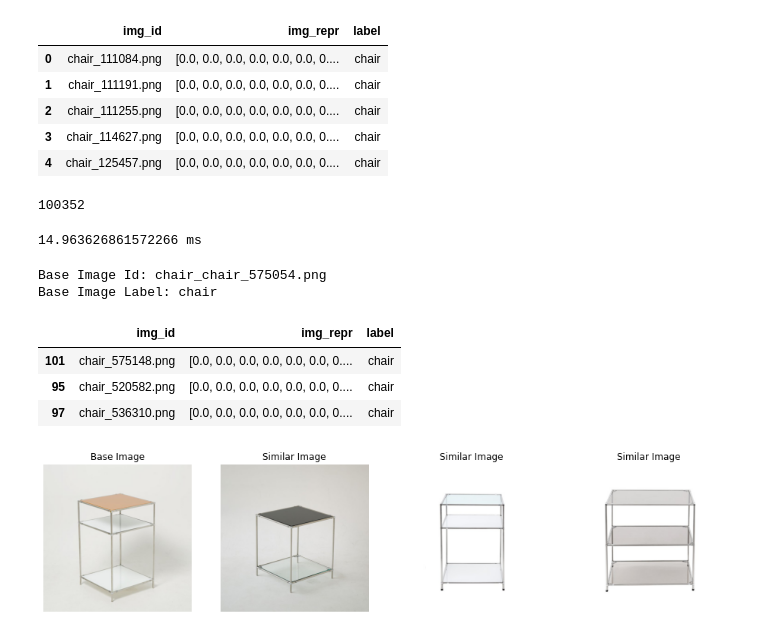
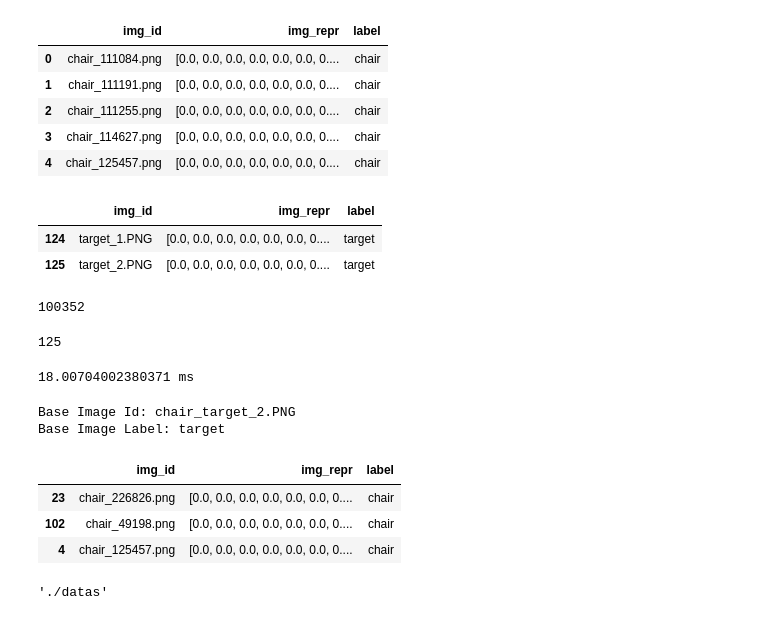
Before and after one commit to dss-15th/deeplearning-repo-2, a Jupyter notebook: workspace_yena/using_annoy.ipynb, the cells around one changed output. Drawn from its saved outputs; the diff is of its cells as text; code cells hidden in the pictures.

Commit message:
apply to test image using ANNOY

```diff
--- a/workspace_yena/using_annoy.ipynb
+++ b/workspace_yena/using_annoy.ipynb
@@ -56,5 +55,5 @@ pickle.dump(filenames, open('./filenames-caltech101.pickle','wb'))
 # %%
 #Getting filenames and features from pickle files
-filenames = pickle.load(open('./filenames-caltech101.pickle', 'rb'))
-feature_list = pickle.load(open('./features-caltech101-resnet.pickle', 'rb'))
+filenames = pickle.load(open('./filenames-ohou.pickle', 'rb'))
+feature_list = pickle.load(open('./features-ohou-resnet.pickle', 'rb'))
 # %%
@@ -73,7 +73,7 @@ file_names = []
 labels = []
 for files in train_generator.filenames:
     file = files.split('\\')[1]
-    label = files.split('_')[0]
+    label = files.split('\\')[0]
     file_names.append(file)
     labels.append(label)
 # %%
@@ -87,6 +87,13 @@ df.head()
 | 2 | chair_111255.png | [0.0, 0.0, 0.0, 0.0, 0.0, 0.0, 0.... | chair |
 | 3 | chair_114627.png | [0.0, 0.0, 0.0, 0.0, 0.0, 0.0, 0.... | chair |
 | 4 | chair_125457.png | [0.0, 0.0, 0.0, 0.0, 0.0, 0.0, 0.... | chair |
+# %%
+# 비교 대상의 이미지는 target 라벨
+df[df['label']=='target']
+# %% [output]
+|  | img_id | img_repr | label |
+| 124 | target_1.PNG | [0.0, 0.0, 0.0, 0.0, 0.0, 0.0, 0.... | target |
+| 125 | target_2.PNG | [0.0, 0.0, 0.0, 0.0, 0.0, 0.0, 0.... | target |
 # %%
 len(df['img_repr'][0])
 # %% [output]
@@ -114,26 +120,32 @@ def get_similar_images_annoy(img_index):
     # Now we want to get the 5 elements sorted by its euclidean distance relative to the image indexed item
     print(f'{(end - start) * 1000} ms')
     return base_img_id, base_label, df.iloc[similar_img_ids[1:]]
+# %%
+# 타켓 이미지 중 첫번째를 가져옴
+target_index = df[df['label']=='target'].index[0]
+target_index
+# %% [output]
+125
 # %%
 #Querying the AnnoyIndex
-base_image, base_label, similar_images_df = get_similar_images_annoy(100)
+base_image, base_label, similar_images_df = get_similar_images_annoy(target_index)
 # %% [output]
-14.963626861572266 ms
+18.00704002380371 ms
 # %%
 
 print('Base Image Id:', 'chair_' +base_image)
 print('Base Image Label:', base_label)
 # %% [output]
-Base Image Id: chair_chair_575054.png
-Base Image Label: chair
+Base Image Id: chair_target_2.PNG
+Base Image Label: target
 # %%
 #Dataframe of similar images
-similar_images_df.head()
+similar_images_df.tail()
 # %% [output]
 |  | img_id | img_repr | label |
-| 101 | chair_575148.png | [0.0, 0.0, 0.0, 0.0, 0.0, 0.0, 0.... | chair |
-| 95 | chair_520582.png | [0.0, 0.0, 0.0, 0.0, 0.0, 0.0, 0.... | chair |
-| 97 | chair_536310.png | [0.0, 0.0, 0.0, 0.0, 0.0, 0.0, 0.... | chair |
+| 23 | chair_226826.png | [0.0, 0.0, 0.0, 0.0, 0.0, 0.0, 0.... | chair |
+| 102 | chair_49198.png | [0.0, 0.0, 0.0, 0.0, 0.0, 0.0, 0.... | chair |
+| 4 | chair_125457.png | [0.0, 0.0, 0.0, 0.0, 0.0, 0.0, 0.... | chair |
 # %%
 import matplotlib.pyplot as plt
 import matplotlib.image as img
@@ -158,8 +169,7 @@ def show_images(root_dir):
         plt.imshow(image)
         plt.title('Similar Image')
         plt.axis('off')
-# %%
-root_dir = './datas_sub'
-show_images(root_dir)
-# %% [output]
-[figure, removed]
+# %%
+root_dir
+# %% [output]
+'./datas'
```
Also changed, not shown: parts of 7 cells of this notebook, 29 other files.
